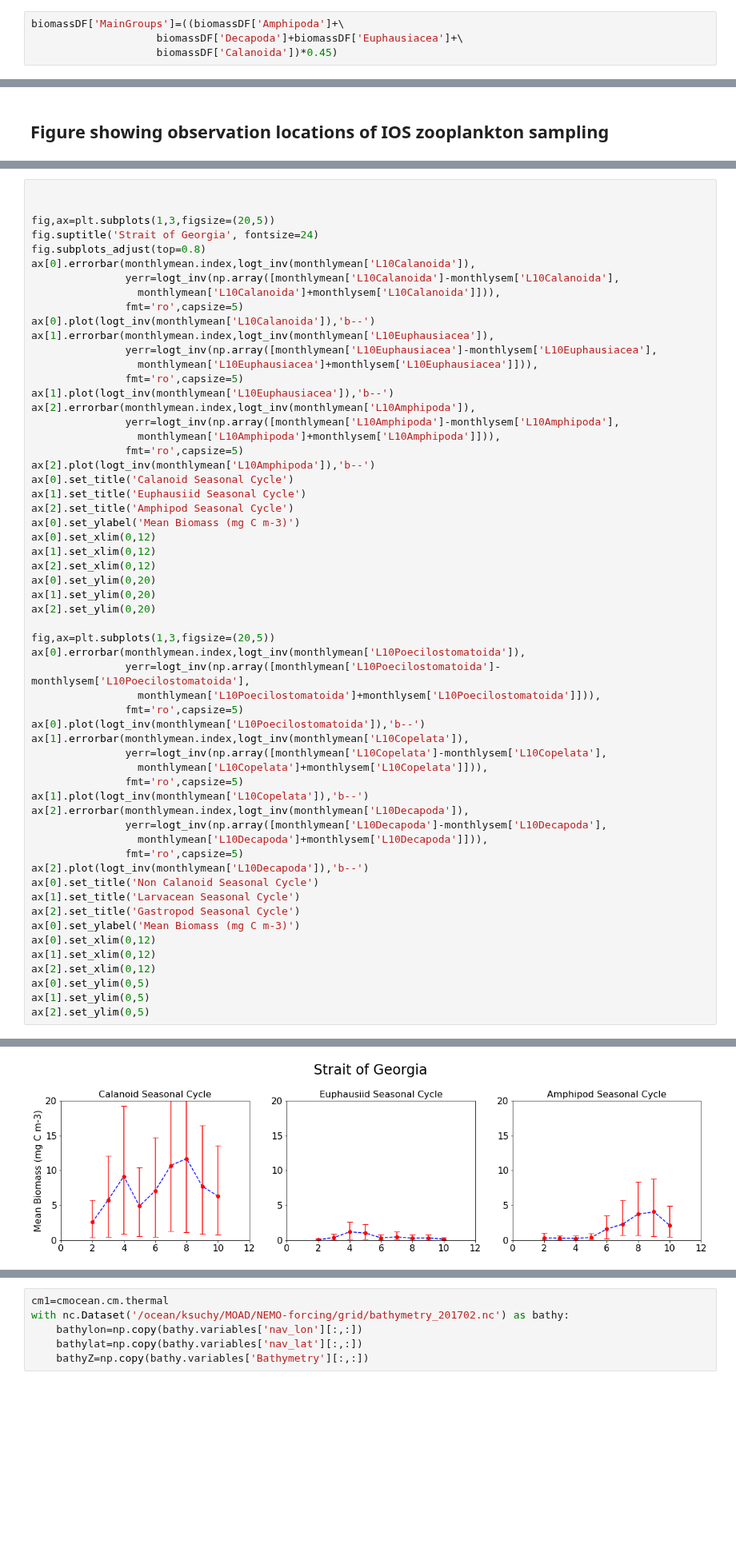
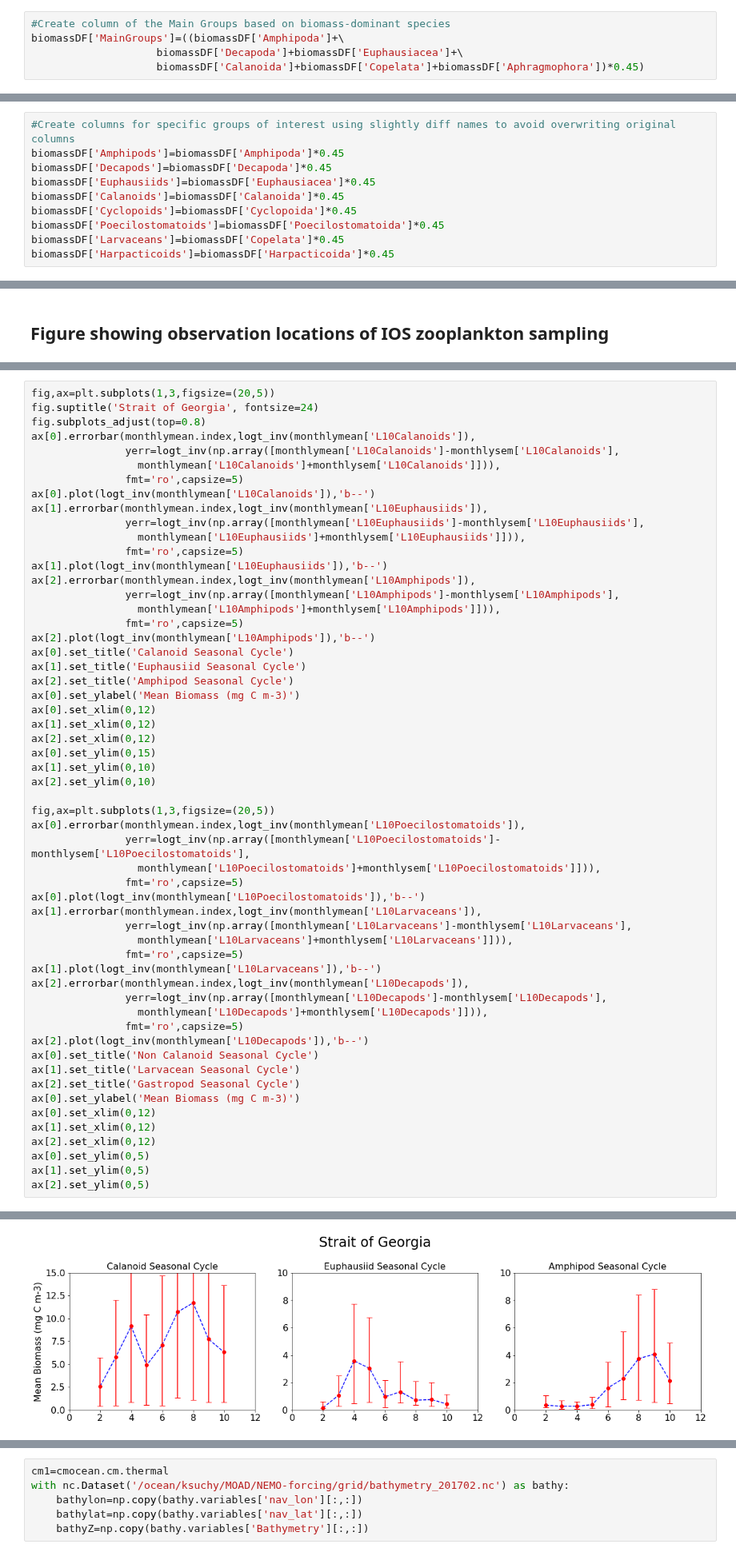
Before and after one commit to SalishSeaCast/analysis-karyn, a Jupyter notebook: notebooks/plotExamples/SoGZoop_OldBiomass22Mar21.ipynb, the cells around one changed output, grey strips where cells are left out. Shown at 80% size. Cells and saved outputs as stored; diff of their text form; blank space fills up the shorter version.

```diff
--- a/notebooks/plotExamples/SoGZoop_OldBiomass22Mar21.ipynb
+++ b/notebooks/plotExamples/SoGZoop_OldBiomass22Mar21.ipynb
@@ -411,6 +469,7 @@ biomassDF['Total']=((biomassDF['Diplostraca']+biomassDF['Thecostraca']+biomassDF
        'Thalassocalycida', 'Doliolida', 'Lepadomorpha', 'Cephalaspidea',
        'Sygnathiformes'
 # %%
+#Create column of the Main Groups based on biomass-dominant species
 biomassDF['MainGroups']=((biomassDF['Amphipoda']+\
                     biomassDF['Decapoda']+biomassDF['Euphausiacea']+\
-                    biomassDF['Calanoida'])*0.45)
+                    biomassDF['Calanoida']+biomassDF['Copelata']+biomassDF['Aphragmophora'])*0.45)
@@ -417,3 +496,13 @@ biomassDF['MainGroups']=((biomassDF['Amphipoda']+\
+# %%
+#Create columns for specific groups of interest using slightly diff names to avoid overwriting original columns
+biomassDF['Amphipods']=biomassDF['Amphipoda']*0.45
+biomassDF['Decapods']=biomassDF['Decapoda']*0.45
+biomassDF['Euphausiids']=biomassDF['Euphausiacea']*0.45
+biomassDF['Calanoids']=biomassDF['Calanoida']*0.45
+biomassDF['Cyclopoids']=biomassDF['Cyclopoida']*0.45
+biomassDF['Poecilostomatoids']=biomassDF['Poecilostomatoida']*0.45
+biomassDF['Larvaceans']=biomassDF['Copelata']*0.45
+biomassDF['Harpacticoids']=biomassDF['Harpacticoida']*0.45
 # %%
 biomassDF2013=biomassDF[biomassDF.Year==2013]
 # %%
@@ -610,62 +714,60 @@ np.shape([monthlymean['L10Calanoida']-monthlysem['L10Calanoida'],
 # %%
-
-
 fig,ax=plt.subplots(1,3,figsize=(20,5))
 fig.suptitle('Strait of Georgia', fontsize=24)
 fig.subplots_adjust(top=0.8)
-ax[0].errorbar(monthlymean.index,logt_inv(monthlymean['L10Calanoida']),
-               yerr=logt_inv(np.array([monthlymean['L10Calanoida']-monthlysem['L10Calanoida'],
-                 monthlymean['L10Calanoida']+monthlysem['L10Calanoida']])),
+ax[0].errorbar(monthlymean.index,logt_inv(monthlymean['L10Calanoids']),
+               yerr=logt_inv(np.array([monthlymean['L10Calanoids']-monthlysem['L10Calanoids'],
+                 monthlymean['L10Calanoids']+monthlysem['L10Calanoids']])),
                fmt='ro',capsize=5)
-ax[0].plot(logt_inv(monthlymean['L10Calanoida']),'b--')
-ax[1].errorbar(monthlymean.index,logt_inv(monthlymean['L10Euphausiacea']),
-               yerr=logt_inv(np.array([monthlymean['L10Euphausiacea']-monthlysem['L10Euphausiacea'],
-                 monthlymean['L10Euphausiacea']+monthlysem['L10Euphausiacea']])),
+ax[0].plot(logt_inv(monthlymean['L10Calanoids']),'b--')
+ax[1].errorbar(monthlymean.index,logt_inv(monthlymean['L10Euphausiids']),
+               yerr=logt_inv(np.array([monthlymean['L10Euphausiids']-monthlysem['L10Euphausiids'],
+                 monthlymean['L10Euphausiids']+monthlysem['L10Euphausiids']])),
                fmt='ro',capsize=5)
-ax[1].plot(logt_inv(monthlymean['L10Euphausiacea']),'b--')
-ax[2].errorbar(monthlymean.index,logt_inv(monthlymean['L10Amphipoda']),
-               yerr=logt_inv(np.array([monthlymean['L10Amphipoda']-monthlysem['L10Amphipoda'],
-                 monthlymean['L10Amphipoda']+monthlysem['L10Amphipoda']])),
+ax[1].plot(logt_inv(monthlymean['L10Euphausiids']),'b--')
+ax[2].errorbar(monthlymean.index,logt_inv(monthlymean['L10Amphipods']),
+               yerr=logt_inv(np.array([monthlymean['L10Amphipods']-monthlysem['L10Amphipods'],
+                 monthlymean['L10Amphipods']+monthlysem['L10Amphipods']])),
                fmt='ro',capsize=5)
-ax[2].plot(logt_inv(monthlymean['L10Amphipoda']),'b--')
+ax[2].plot(logt_inv(monthlymean['L10Amphipods']),'b--')
 ax[0].set_title('Calanoid Seasonal Cycle')
 ax[1].set_title('Euphausiid Seasonal Cycle')
 ax[2].set_title('Amphipod Seasonal Cycle')
 ax[0].set_ylabel('Mean Biomass (mg C m-3)')
 ax[0].set_xlim(0,12)
 ax[1].set_xlim(0,12)
 ax[2].set_xlim(0,12)
-ax[0].set_ylim(0,20)
-ax[1].set_ylim(0,20)
-ax[2].set_ylim(0,20)
+ax[0].set_ylim(0,15)
+ax[1].set_ylim(0,10)
+ax[2].set_ylim(0,10)
 
 fig,ax=plt.subplots(1,3,figsize=(20,5))
-ax[0].errorbar(monthlymean.index,logt_inv(monthlymean['L10Poecilostomatoida']),
-               yerr=logt_inv(np.array([monthlymean['L10Poecilostomatoida']-monthlysem['L10Poecilostomatoida'],
-                 monthlymean['L10Poecilostomatoida']+monthlysem['L10Poecilostomatoida']])),
+ax[0].errorbar(monthlymean.index,logt_inv(monthlymean['L10Poecilostomatoids']),
+               yerr=logt_inv(np.array([monthlymean['L10Poecilostomatoids']-monthlysem['L10Poecilostomatoids'],
+                 monthlymean['L10Poecilostomatoids']+monthlysem['L10Poecilostomatoids']])),
                fmt='ro',capsize=5)
-ax[0].plot(logt_inv(monthlymean['L10Poecilostomatoida']),'b--')
-ax[1].errorbar(monthlymean.index,logt_inv(monthlymean['L10Copelata']),
-               yerr=logt_inv(np.array([monthlymean['L10Copelata']-monthlysem['L10Copelata'],
-                 monthlymean['L10Copelata']+monthlysem['L10Copelata']])),
+ax[0].plot(logt_inv(monthlymean['L10Poecilostomatoids']),'b--')
+ax[1].errorbar(monthlymean.index,logt_inv(monthlymean['L10Larvaceans']),
+               yerr=logt_inv(np.array([monthlymean['L10Larvaceans']-monthlysem['L10Larvaceans'],
+                 monthlymean['L10Larvaceans']+monthlysem['L10Larvaceans']])),
                fmt='ro',capsize=5)
-ax[1].plot(logt_inv(monthlymean['L10Copelata']),'b--')
-ax[2].errorbar(monthlymean.index,logt_inv(monthlymean['L10Decapoda']),
-               yerr=logt_inv(np.array([monthlymean['L10Decapoda']-monthlysem['L10Decapoda'],
-                 monthlymean['L10Decapoda']+monthlysem['L10Decapoda']])),
+ax[1].plot(logt_inv(monthlymean['L10Larvaceans']),'b--')
+ax[2].errorbar(monthlymean.index,logt_inv(monthlymean['L10Decapods']),
+               yerr=logt_inv(np.array([monthlymean['L10Decapods']-monthlysem['L10Decapods'],
+                 monthlymean['L10Decapods']+monthlysem['L10Decapods']])),
                fmt='ro',capsize=5)
-ax[2].plot(logt_inv(monthlymean['L10Decapoda']),'b--')
+ax[2].plot(logt_inv(monthlymean['L10Decapods']),'b--')
 ax[0].set_title('Non Calanoid Seasonal Cycle')
 ax[1].set_title('Larvacean Seasonal Cycle')
 ax[2].set_title('Gastropod Seasonal Cycle')
 ax[0].set_ylabel('Mean Biomass (mg C m-3)')
 ax[0].set_xlim(0,12)
 ax[1].set_xlim(0,12)
 ax[2].set_xlim(0,12)
 ax[0].set_ylim(0,5)
 ax[1].set_ylim(0,5)
 ax[2].set_ylim(0,5)
 # %% [output]
 (0.0, 5.0)
-[figure, old version]
+[figure, new version]
 [figure]
```
Also changed, not shown: parts of 63 cells of this notebook.
